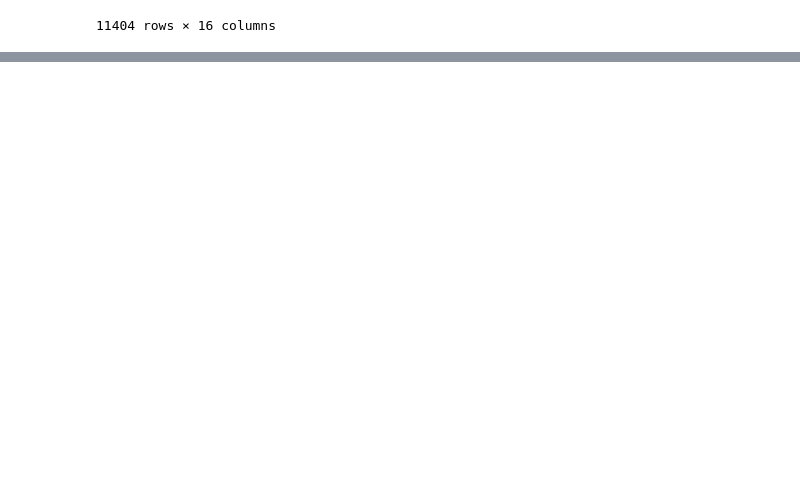
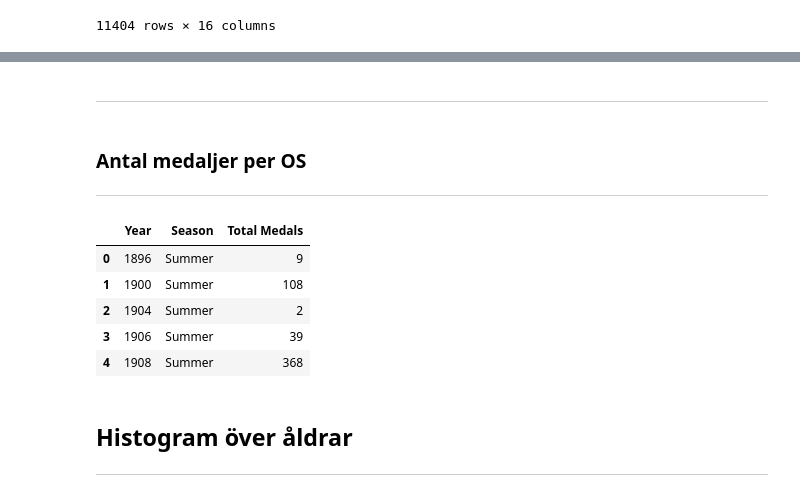
Before and after one commit to Wessnom/Databehandling-Projekt, a Jupyter notebook: uppgift1.ipynb, the cells around one changed output, grey strips where cells are left out. Cells and saved outputs as stored; diff of their text form; code cells hidden in the pictures; blank space fills up the shorter version.

Commit message:
Uppgift1 uppdatering
Gjort färdigt Medaljer OS splittar över vinter och sommar

Tittat mer på ålder i OS och
delat upp i fyra timespans.

```diff
--- a/uppgift1.ipynb
+++ b/uppgift1.ipynb
@@ -2,10 +2,10 @@
 import pandas as pd
 import plotly_express as px
 # %%
-Athlete_events = pd.read_csv("../Databehandling-Projekt/data/athlete_events.csv")
+athlete_events = pd.read_csv("../Databehandling-Projekt/data/athlete_events.csv")
 Noc_regions = pd.read_csv("../Databehandling-Projekt/data/noc_regions.csv")
 
-df_athlete = pd.DataFrame(Athlete_events)
+df_athlete = pd.DataFrame(athlete_events)
 df_regions = pd.DataFrame(Noc_regions)
 # %% [markdown]
 ## Uppgift 1 - Landstatistik
@@ -76,3 +76,27 @@ fig_medals = px.bar(medal_UK,
                     y='Medal',
                     )
 fig_medals.show()
+# %% [markdown]
+---
+# %% [markdown]
+### Antal medaljer per OS <br>
+
+---
+# %%
+# Börjar med att filtrera ut Storbrittaninen ur datan
+UK_athletes = athlete_events[athlete_events['NOC'] == 'GBR']
+
+# Räknar alla medaljer vunna i OS och tar sedan bort alla rader utan NaN värden.
+UK_seasonal = UK_athletes[UK_athletes['Medal'].notna()].groupby(['Year', 'Season'])['Medal'].count().reset_index()
+
+# Byter namn på Medal kolumnen för tydlighet
+UK_seasonal.rename(columns={'Medal': 'Total Medals'}, inplace=True)
+
+UK_seasonal.head()
+# %% [output]
+|  | Year | Season | Total Medals |
+| 0 | 1896 | Summer | 9 |
+| 1 | 1900 | Summer | 108 |
+| 2 | 1904 | Summer | 2 |
+| 3 | 1906 | Summer | 39 |
+| 4 | 1908 | Summer | 368 |
@@ -78,0 +117,3 @@ fig_medals.show()
+# %% [markdown]
+## Histogram över åldrar
+---
```
Also changed, not shown: parts of 3 cells of this notebook, 2 other files.
